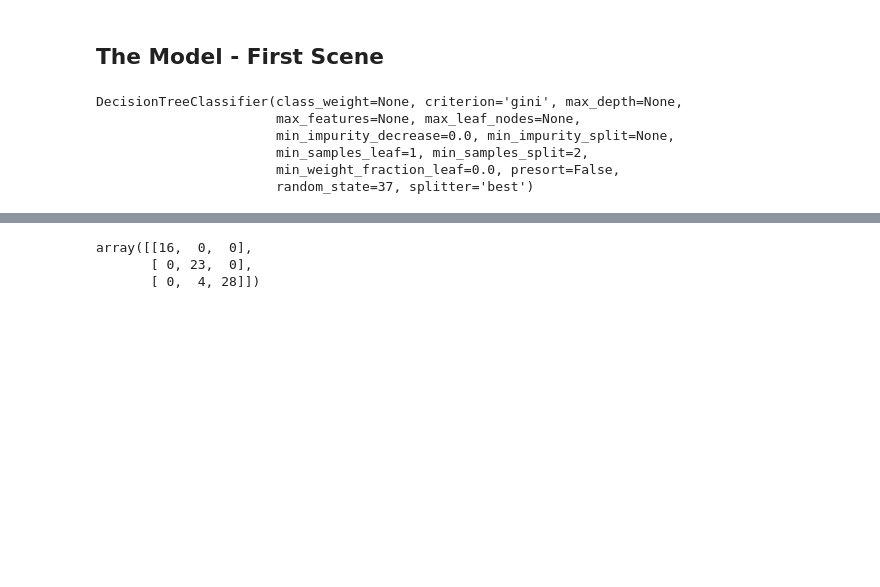
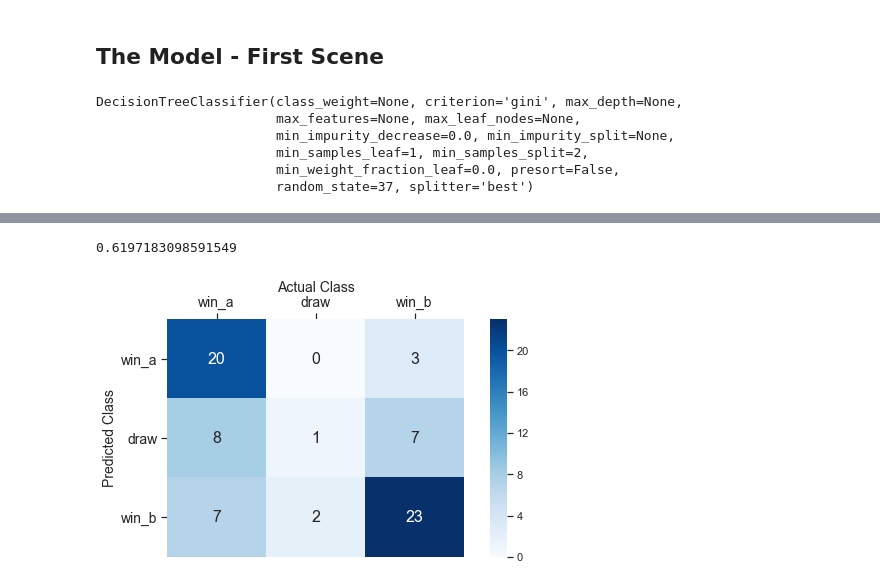
Before and after one commit to BAlmeidaS/women-world-cup-predictor, a Jupyter notebook: women_world_cup_predictor.ipynb, the cells around one changed output, grey strips where cells are left out. Cells and saved outputs as stored; diff of their text form; code cells hidden in the pictures; blank space fills up the shorter version.

```diff
--- a/women_world_cup_predictor.ipynb
+++ b/women_world_cup_predictor.ipynb
@@ -189,12 +197,8 @@ X_raw.head(2)
 # %%
 # enconding categorical features with one hot encoder
 feat_cats = (pd.get_dummies(X_raw[['team_a',
-                                   'team_b',
-                                   'score_a',
-                                   'score_b',
-                                   'year',
-                                   'rank_a',
-                                   'rank_b']].astype(str)))
+                                   'team_b', 'year']].astype(str)))
+print('shape categorycal:')
 display(feat_cats.shape)
 
 # normalization numerical features
@@ -202,9 +206,11 @@ from sklearn import preprocessing
 
 feat_nums_raw = preprocessing.scale(X_raw[['rating_a', 'rating_b']])
 feat_nums = pd.DataFrame(feat_nums_raw, columns=['rating_a', 'rating_b'])
+print('describe numerical:')
 display(feat_nums.describe())
 
 # merging data
 X = feat_nums.join(feat_cats)
+print('shape all merged:')
 display(X.shape)
 # %% [output]
@@ -236,12 +233,12 @@ display(y_dummy.shape)
 # %%
 from sklearn.model_selection import train_test_split
 
-X_train, X_test, y_train, y_test = train_test_split(X, y_dummy, test_size=0.20, random_state=37)
+X_train, X_test, y_train, y_test = train_test_split(X, y_raw, test_size=0.20, random_state=37)
 # %%
 from sklearn.tree import DecisionTreeClassifier
 
-dt = DecisionTreeClassifier(random_state=37)
-dt.fit(X_train, y_train)
+dt_model = DecisionTreeClassifier(random_state=37)
+dt_model.fit(X_train, y_train)
 # %% [output]
 DecisionTreeClassifier(class_weight=None, criterion='gini', max_depth=None,
                        max_features=None, max_leaf_nodes=None,
@@ -252,9 +275,14 @@ DecisionTreeClassifier(class_weight=None, criterion='gini', max_depth=None,
 # %%
-pred = dt.predict(X_test)
+pred = dt_model.predict(X_test)
 # %%
-from sklearn.metrics import confusion_matrix
-confusion_matrix(y_test.values.argmax(axis=1), pred.argmax(axis=1))
+from sklearn.metrics import accuracy_score
+accuracy_score(y_test, pred)
 # %% [output]
-array([[16,  0,  0],
-       [ 0, 23,  0],
-       [ 0,  4, 28]])
+0.6197183098591549
+# %%
+from sklearn.metrics import confusion_matrix
+labels=['win_a', 'draw', 'win_b']
+cm=confusion_matrix(y_test, pred, labels=labels)
+ps.print_confusion_matrix(cm, labels)
+# %% [output]
+[figure, added]
```
Also changed, not shown: parts of 13 cells of this notebook, 1 other file.
